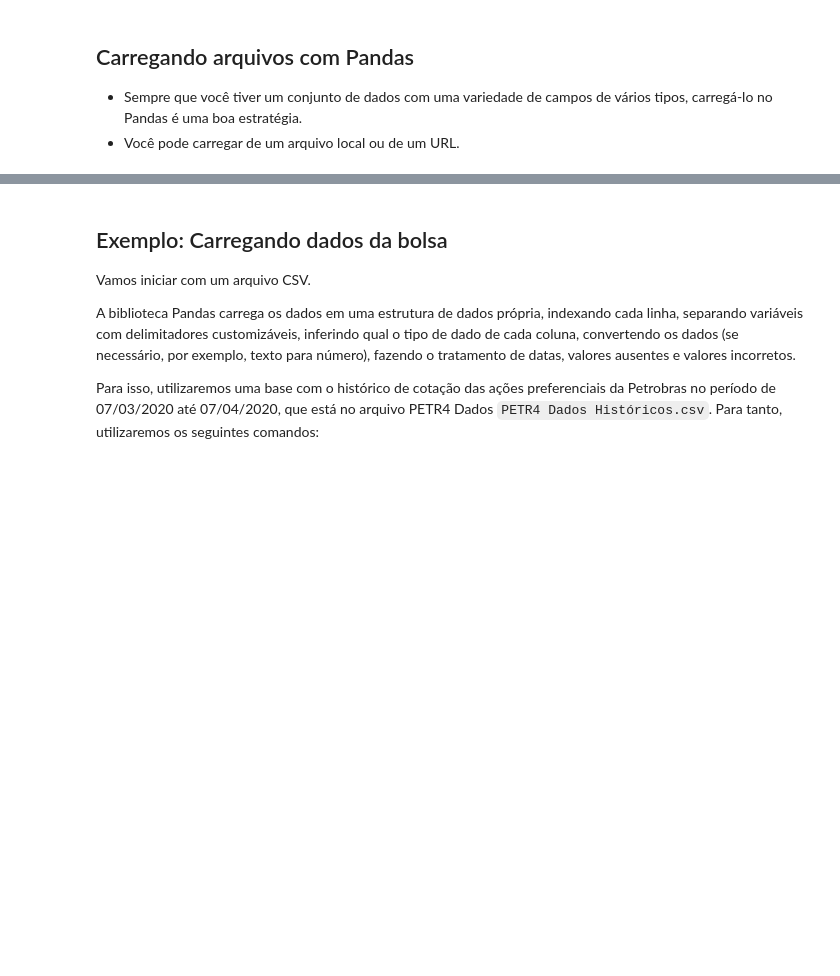
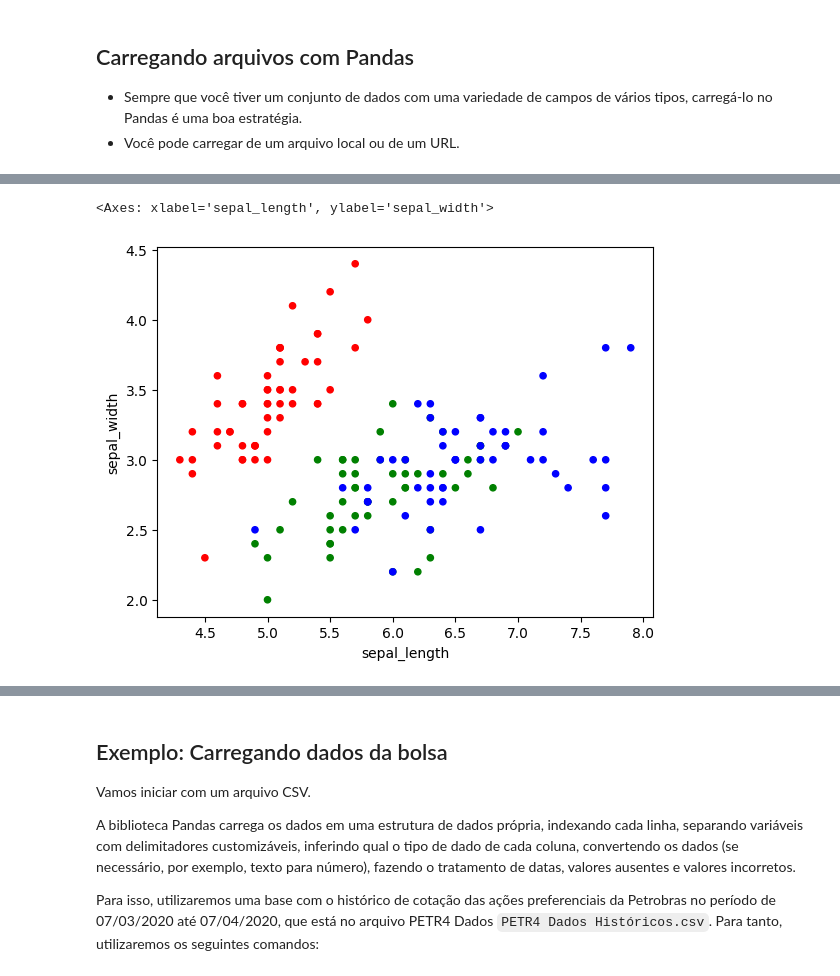
Before and after one commit to filipecalegario/intro-programacao-python, a Jupyter notebook: 11_Dados_Visualizacao/Pandas_preenchido_24_2.ipynb, the cells around one changed output, grey strips where cells are left out. Saved outputs shown, nothing was run; the diff lists cells and outputs as text; code cells hidden in the pictures; blank space fills up the shorter version.

```diff
--- a/11_Dados_Visualizacao/Pandas_preenchido_24_2.ipynb
+++ b/11_Dados_Visualizacao/Pandas_preenchido_24_2.ipynb
@@ -294,0 +471,4 @@ frame_iris
+# %%
+frame_iris['color'] = frame_iris['species'].map({'setosa' : 'red', 'versicolor' : 'green', 'virginica' : 'blue'})
+frame_iris['species'].replace({'setosa' : 'red', 'versicolor' : 'green', 'virginica' : 'blue'})
+# frame_iris['color'].unique()
@@ -294,0 +506,6 @@ frame_iris
+# %%
+# Generate a scatter plot with frame_iris data use species as category of colors
+frame_iris.plot.scatter(x='sepal_length', y='sepal_width', c='color')
+# %% [output]
+<Axes: xlabel='sepal_length', ylabel='sepal_width'>
+[figure, added]
```
Also changed, not shown: parts of 21 cells of this notebook.
